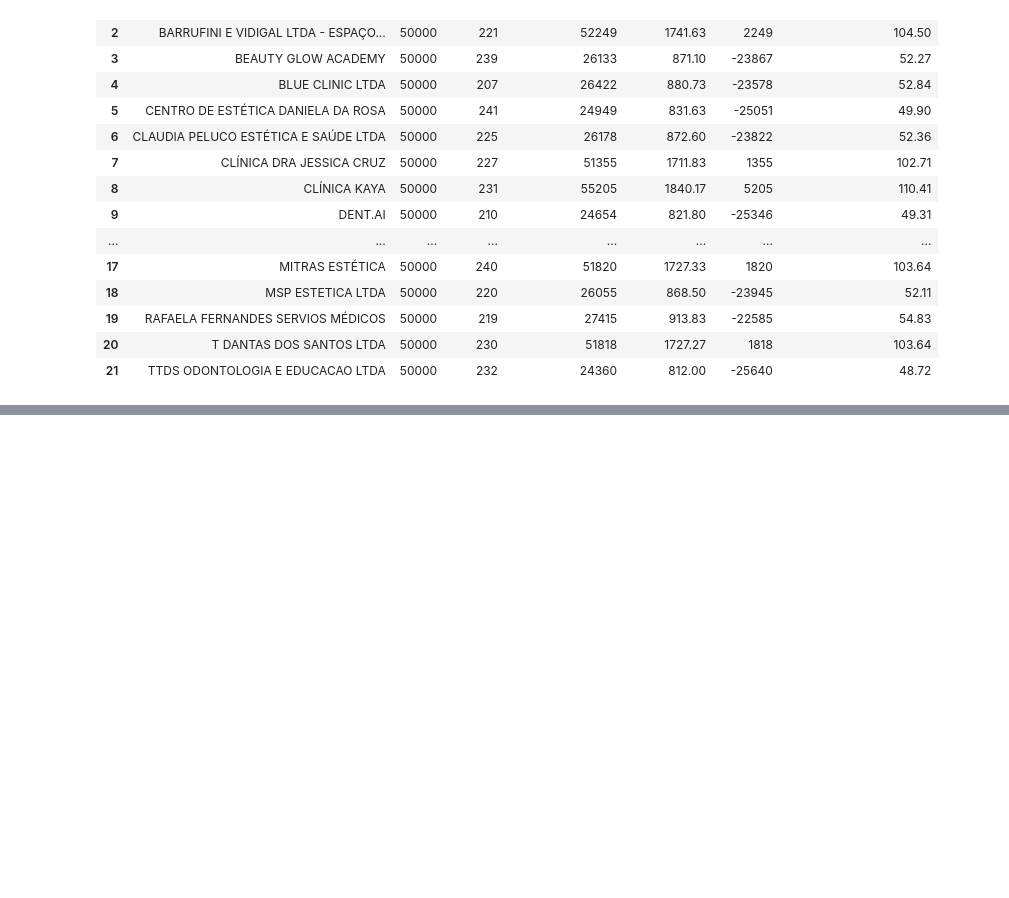
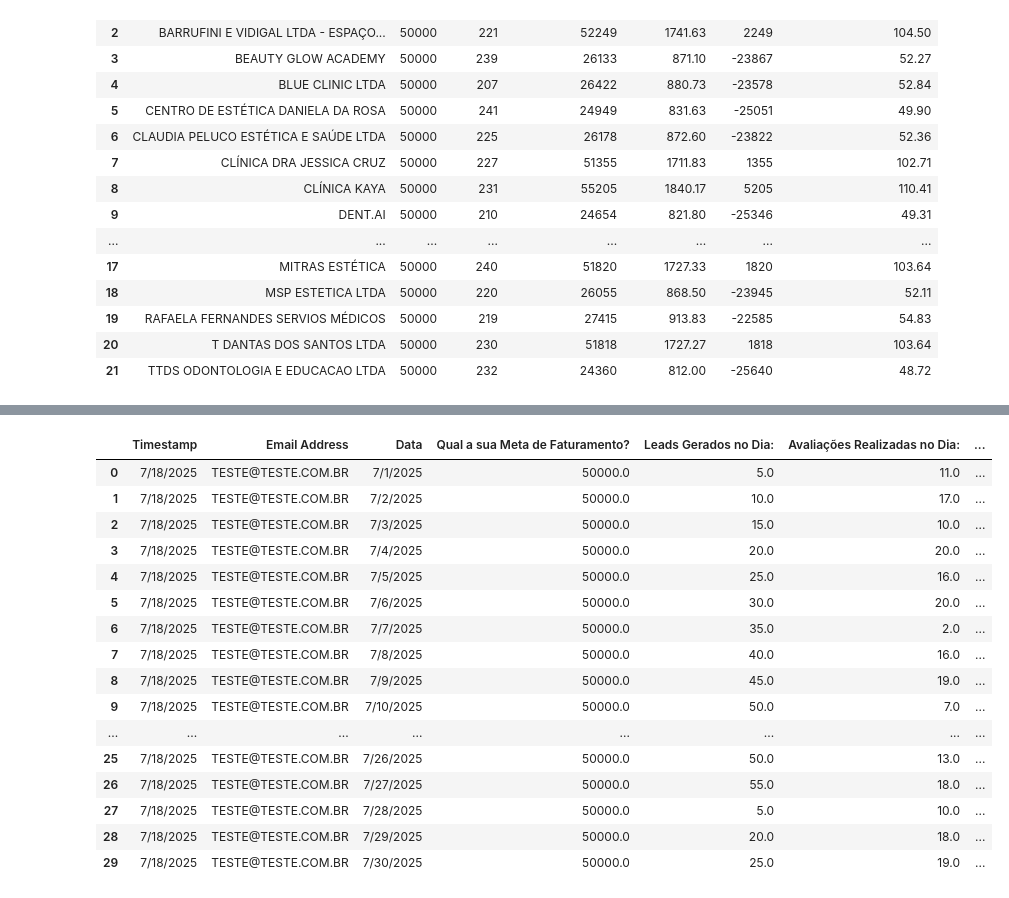
Before and after one commit to Devthalesant/mentorados-dashboard, a Jupyter notebook: get_data.ipynb, the cells around one changed output, grey strips where cells are left out. Saved outputs shown, nothing was run; the diff lists cells and outputs as text; code cells hidden in the pictures; blank space fills up the shorter version.

```diff
--- a/get_data.ipynb
+++ b/get_data.ipynb
@@ -328,0 +320,19 @@ list_of_funil_df[2]
+# %%
+import streamlit as st
+import pandas as pd
+from streamlit_gsheets import GSheetsConnection
+
+def load_dataframe(worksheet):
+
+  conn = st.connection("gsheets_2", type=GSheetsConnection)
+  df = conn.read(worksheet=worksheet)
+
+  return df
+
+def update_sheet(worksheet, df):
+    conn = st.connection("gsheets", type=GSheetsConnection)
+    conn.update(data=df,worksheet=worksheet)
+    return df
+# %%
+load_dataframe("HARMONISER")
+# %% [output]
@@ -328,0 +356,17 @@ list_of_funil_df[2]
+|  | Timestamp | Email Address | Data | Qual a sua Meta de Faturamento? | Leads Gerados no Dia: | Avaliações Realizadas no Dia: | ... |
+| 0 | 7/18/2025 | TESTE@TESTE.COM.BR | 7/1/2025 | 50000.0 | 5.0 | 11.0 | ... |
+| 1 | 7/18/2025 | TESTE@TESTE.COM.BR | 7/2/2025 | 50000.0 | 10.0 | 17.0 | ... |
+| 2 | 7/18/2025 | TESTE@TESTE.COM.BR | 7/3/2025 | 50000.0 | 15.0 | 10.0 | ... |
+| 3 | 7/18/2025 | TESTE@TESTE.COM.BR | 7/4/2025 | 50000.0 | 20.0 | 20.0 | ... |
+| 4 | 7/18/2025 | TESTE@TESTE.COM.BR | 7/5/2025 | 50000.0 | 25.0 | 16.0 | ... |
+| 5 | 7/18/2025 | TESTE@TESTE.COM.BR | 7/6/2025 | 50000.0 | 30.0 | 20.0 | ... |
+| 6 | 7/18/2025 | TESTE@TESTE.COM.BR | 7/7/2025 | 50000.0 | 35.0 | 2.0 | ... |
+| 7 | 7/18/2025 | TESTE@TESTE.COM.BR | 7/8/2025 | 50000.0 | 40.0 | 16.0 | ... |
+| 8 | 7/18/2025 | TESTE@TESTE.COM.BR | 7/9/2025 | 50000.0 | 45.0 | 19.0 | ... |
+| 9 | 7/18/2025 | TESTE@TESTE.COM.BR | 7/10/2025 | 50000.0 | 50.0 | 7.0 | ... |
+| ... | ... | ... | ... | ... | ... | ... | ... |
+| 25 | 7/18/2025 | TESTE@TESTE.COM.BR | 7/26/2025 | 50000.0 | 50.0 | 13.0 | ... |
+| 26 | 7/18/2025 | TESTE@TESTE.COM.BR | 7/27/2025 | 50000.0 | 55.0 | 18.0 | ... |
+| 27 | 7/18/2025 | TESTE@TESTE.COM.BR | 7/28/2025 | 50000.0 | 5.0 | 10.0 | ... |
+| 28 | 7/18/2025 | TESTE@TESTE.COM.BR | 7/29/2025 | 50000.0 | 20.0 | 18.0 | ... |
+| 29 | 7/18/2025 | TESTE@TESTE.COM.BR | 7/30/2025 | 50000.0 | 25.0 | 19.0 | ... |
```
Also changed, not shown: parts of 3 cells of this notebook, 6 other files.
